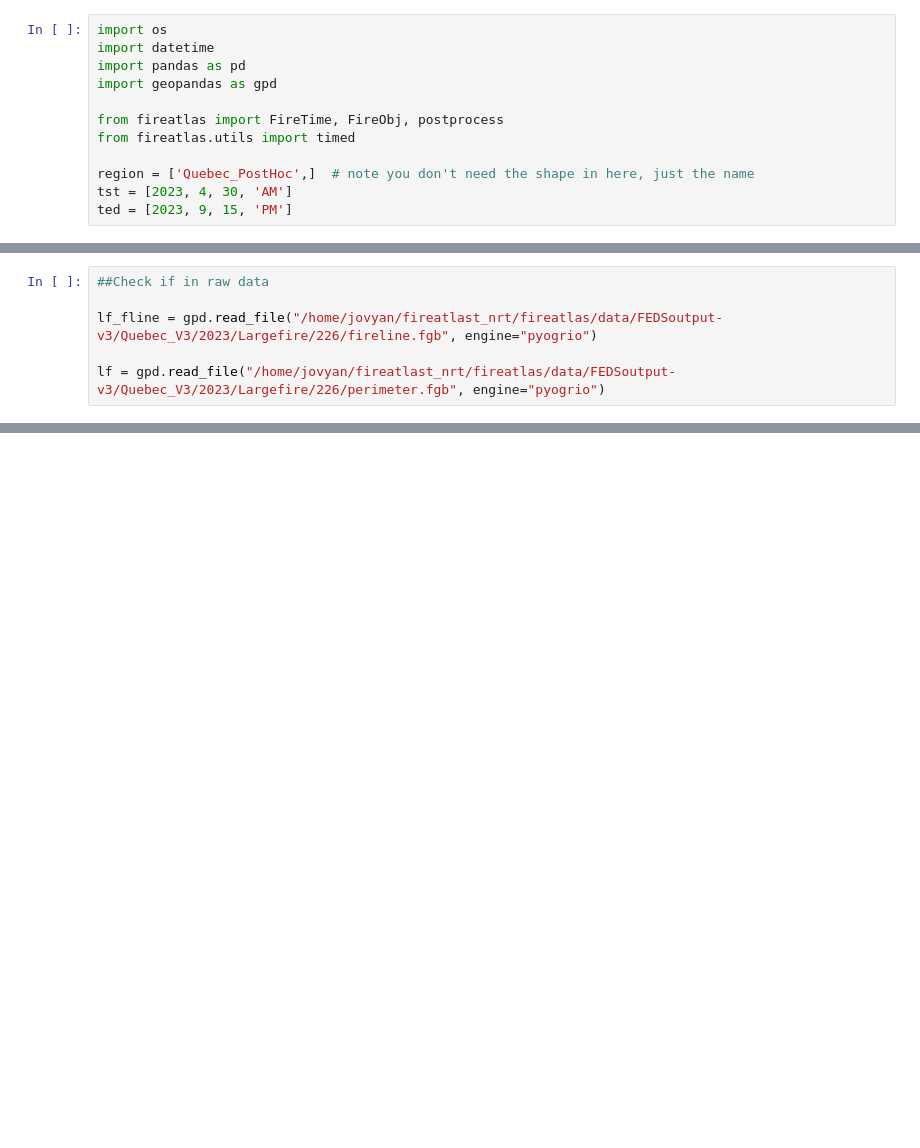
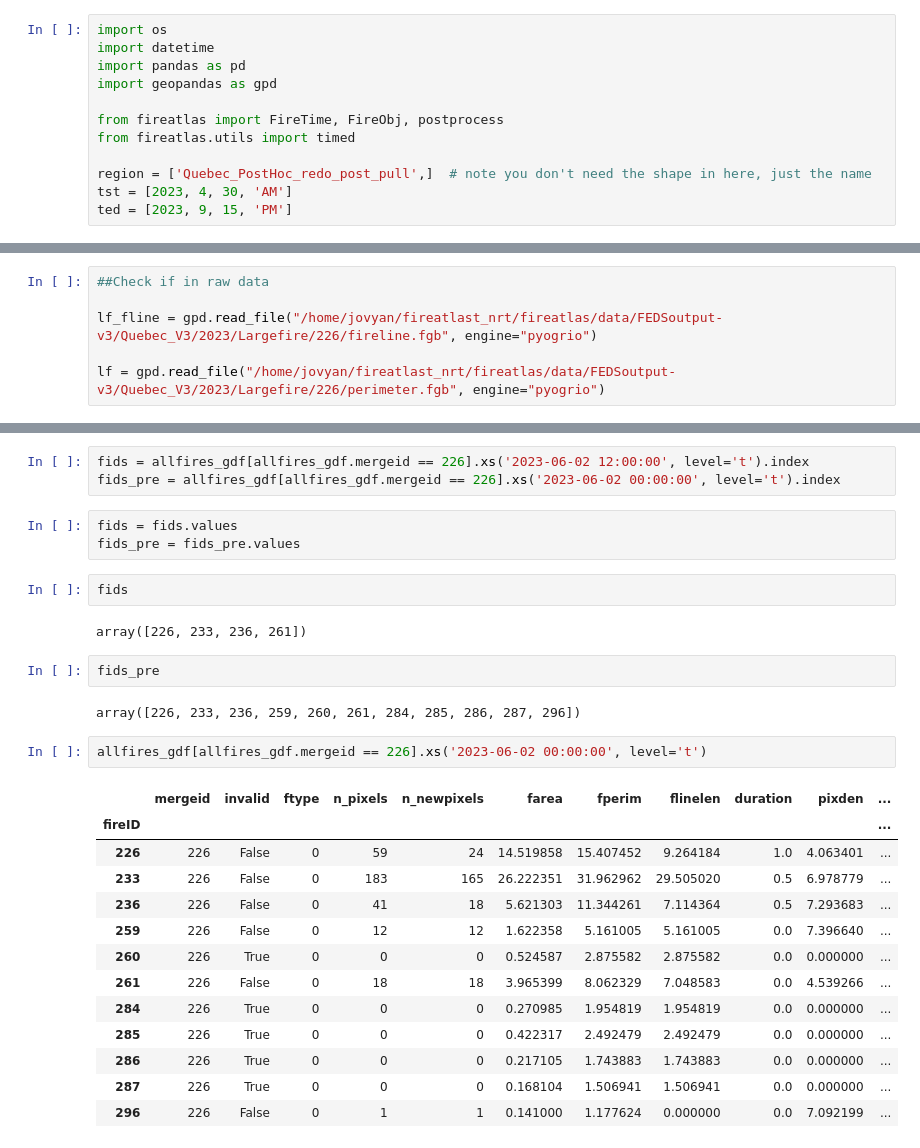
Before and after one commit to Earth-Information-System/fireatlas, a Jupyter notebook: notebooks/03_Output.ipynb, the cells around one changed output, grey strips where cells are left out. Drawn from its saved outputs; the diff is of its cells as text; blank space fills up the shorter version.

```diff
--- a/notebooks/03_Output.ipynb
+++ b/notebooks/03_Output.ipynb
@@ -15,7 +15,7 @@ import geopandas as gpd
 from fireatlas import FireTime, FireObj, postprocess
 from fireatlas.utils import timed
 
-region = ['Quebec_PostHoc',]  # note you don't need the shape in here, just the name
+region = ['Quebec_PostHoc_redo_post_pull',]  # note you don't need the shape in here, just the name
 tst = [2023, 4, 30, 'AM']
 ted = [2023, 9, 15, 'PM']
 # %% [output]
@@ -97,0 +110,30 @@ Map(basemap_style=<CartoBasemap.DarkMatter: 'https://basemaps.cartocdn.com/gl/da
+# %%
+fids = allfires_gdf[allfires_gdf.mergeid == 226].xs('2023-06-02 12:00:00', level='t').index
+fids_pre = allfires_gdf[allfires_gdf.mergeid == 226].xs('2023-06-02 00:00:00', level='t').index
+# %%
+fids = fids.values
+fids_pre = fids_pre.values
+# %%
+fids
+# %% [output]
+array([226, 233, 236, 261])
+# %%
+fids_pre
+# %% [output]
+array([226, 233, 236, 259, 260, 261, 284, 285, 286, 287, 296])
+# %%
+allfires_gdf[allfires_gdf.mergeid == 226].xs('2023-06-02 00:00:00', level='t')
+# %% [output]
+|  | mergeid | invalid | ftype | n_pixels | n_newpixels | farea | fperim | flinelen | duration | pixden | ... |
+| fireID |  |  |  |  |  |  |  |  |  |  | ... |
+| 226 | 226 | False | 0 | 59 | 24 | 14.519858 | 15.407452 | 9.264184 | 1.0 | 4.063401 | ... |
+| 233 | 226 | False | 0 | 183 | 165 | 26.222351 | 31.962962 | 29.505020 | 0.5 | 6.978779 | ... |
+| 236 | 226 | False | 0 | 41 | 18 | 5.621303 | 11.344261 | 7.114364 | 0.5 | 7.293683 | ... |
+| 259 | 226 | False | 0 | 12 | 12 | 1.622358 | 5.161005 | 5.161005 | 0.0 | 7.396640 | ... |
+| 260 | 226 | True | 0 | 0 | 0 | 0.524587 | 2.875582 | 2.875582 | 0.0 | 0.000000 | ... |
+| 261 | 226 | False | 0 | 18 | 18 | 3.965399 | 8.062329 | 7.048583 | 0.0 | 4.539266 | ... |
+| 284 | 226 | True | 0 | 0 | 0 | 0.270985 | 1.954819 | 1.954819 | 0.0 | 0.000000 | ... |
+| 285 | 226 | True | 0 | 0 | 0 | 0.422317 | 2.492479 | 2.492479 | 0.0 | 0.000000 | ... |
+| 286 | 226 | True | 0 | 0 | 0 | 0.217105 | 1.743883 | 1.743883 | 0.0 | 0.000000 | ... |
+| 287 | 226 | True | 0 | 0 | 0 | 0.168104 | 1.506941 | 1.506941 | 0.0 | 0.000000 | ... |
+| 296 | 226 | False | 0 | 1 | 1 | 0.141000 | 1.177624 | 0.000000 | 0.0 | 7.092199 | ... |
```
Also changed, not shown: parts of 49 cells of this notebook, 2 other files.
